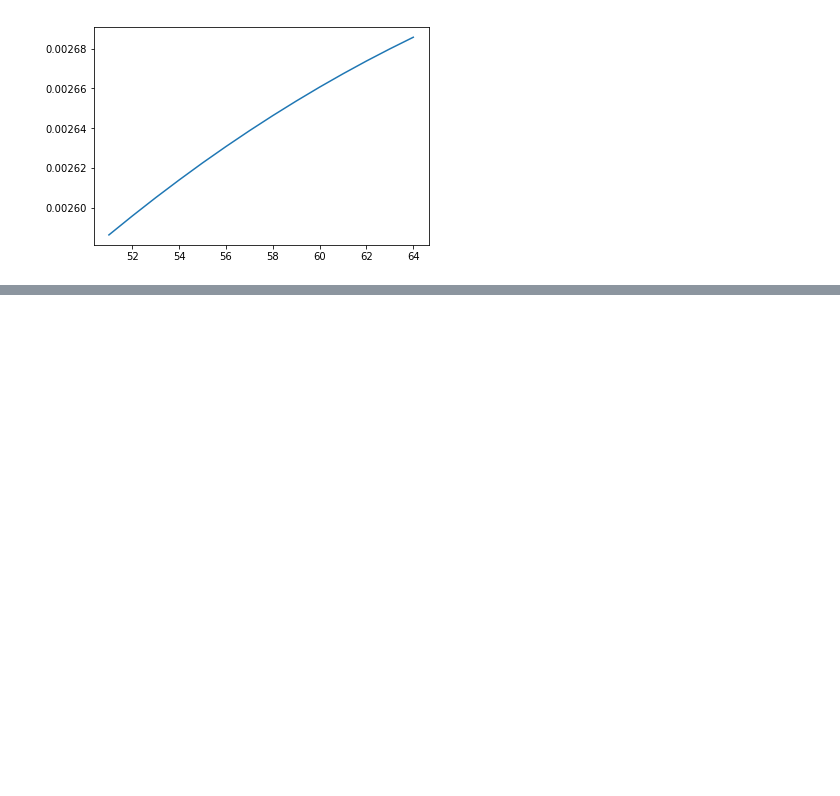
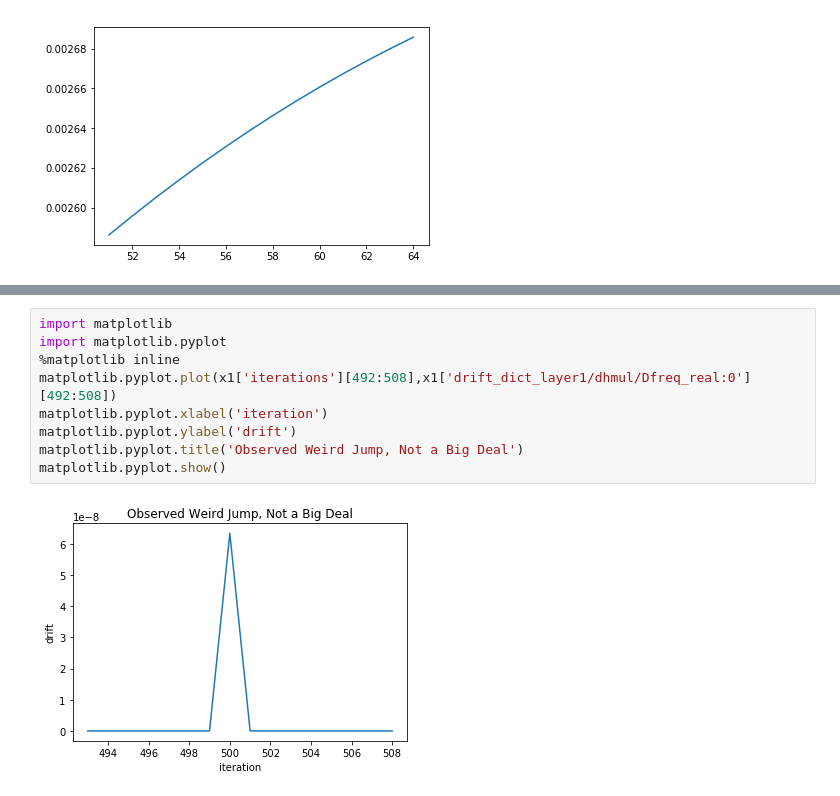
Before and after one commit to lrr0001/ML-onlineCDL-LRU, a Jupyter notebook: Drift_even_after_removing_equal_eigen_check.ipynb, the cells around one changed output, grey strips where cells are left out. Drawn from its saved outputs; the diff is of its cells as text; blank space fills up the shorter version.

```diff
--- a/Drift_even_after_removing_equal_eigen_check.ipynb
+++ b/Drift_even_after_removing_equal_eigen_check.ipynb
@@ -38,0 +76,11 @@ matplotlib.pyplot.show()
+# %%
+import matplotlib
+import matplotlib.pyplot
+%matplotlib inline
+matplotlib.pyplot.plot(x1['iterations'][492:508],x1['drift_dict_layer1/dhmul/Dfreq_real:0'][492:508])
+matplotlib.pyplot.xlabel('iteration')
+matplotlib.pyplot.ylabel('drift')
+matplotlib.pyplot.title('Observed Weird Jump, Not a Big Deal')
+matplotlib.pyplot.show()
+# %% [output]
+[figure, added]
```
Also changed, not shown: parts of 4 cells of this notebook, 1 other file.
